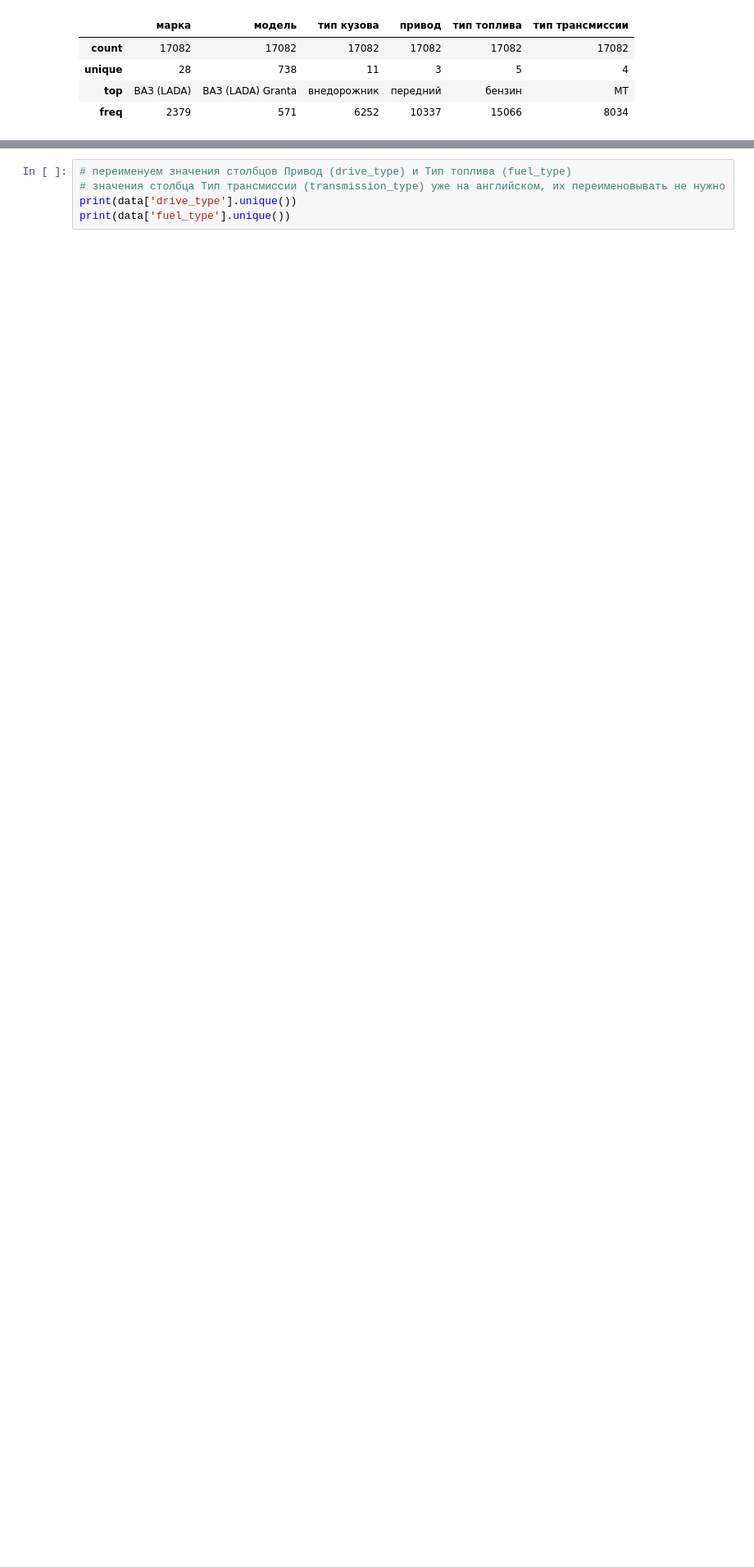
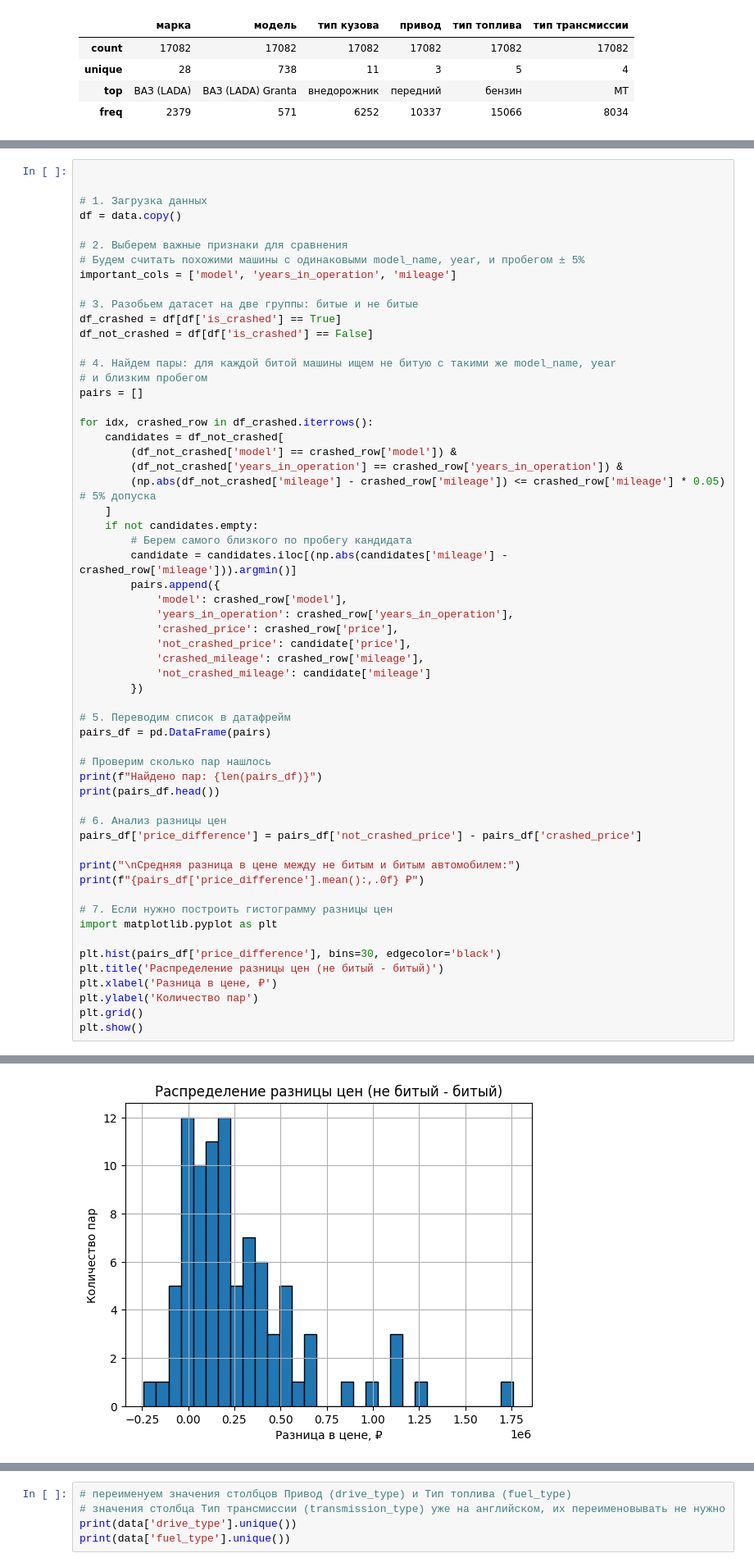
Before and after one commit to CallBan/ssau, a Jupyter notebook: 4 курс/2 семестр/ВКР/car_price/backend/notebooks/car_price_prediction.ipynb, the cells around one changed output, grey strips where cells are left out. Shown at 82% size. Cells and saved outputs as stored; diff of their text form; blank space fills up the shorter version.

```diff
--- a/4 курс/2 семестр/ВКР/car_price/backend/notebooks/car_price_prediction.ipynb
+++ b/4 курс/2 семестр/ВКР/car_price/backend/notebooks/car_price_prediction.ipynb
@@ -263,0 +272,59 @@ data.sample(n=30).to_csv('test.csv')
+# %%
+
+
+# 1. Загрузка данных
+df = data.copy()
+
+# 2. Выберем важные признаки для сравнения
+# Будем считать похожими машины с одинаковыми model_name, year, и пробегом ± 5%
+important_cols = ['model', 'years_in_operation', 'mileage']
+
+# 3. Разобьем датасет на две группы: битые и не битые
+df_crashed = df[df['is_crashed'] == True]
+df_not_crashed = df[df['is_crashed'] == False]
+
+# 4. Найдем пары: для каждой битой машины ищем не битую с такими же model_name, year
+# и близким пробегом
+pairs = []
+
+for idx, crashed_row in df_crashed.iterrows():
+    candidates = df_not_crashed[
+        (df_not_crashed['model'] == crashed_row['model']) &
+        (df_not_crashed['years_in_operation'] == crashed_row['years_in_operation']) &
+        (np.abs(df_not_crashed['mileage'] - crashed_row['mileage']) <= crashed_row['mileage'] * 0.05)  # 5% допуска
+    ]
+    if not candidates.empty:
+        # Берем самого близкого по пробегу кандидата
+        candidate = candidates.iloc[(np.abs(candidates['mileage'] - crashed_row['mileage'])).argmin()]
+        pairs.append({
+            'model': crashed_row['model'],
+            'years_in_operation': crashed_row['years_in_operation'],
+            'crashed_price': crashed_row['price'],
+            'not_crashed_price': candidate['price'],
+            'crashed_mileage': crashed_row['mileage'],
+            'not_crashed_mileage': candidate['mileage']
+        })
+
+# 5. Переводим список в датафрейм
+pairs_df = pd.DataFrame(pairs)
+
+# Проверим сколько пар нашлось
+print(f"Найдено пар: {len(pairs_df)}")
+print(pairs_df.head())
+
+# 6. Анализ разницы цен
+pairs_df['price_difference'] = pairs_df['not_crashed_price'] - pairs_df['crashed_price']
+
+print("\nСредняя разница в цене между не битым и битым автомобилем:")
+print(f"{pairs_df['price_difference'].mean():,.0f} ₽")
+
+# 7. Если нужно построить гистограмму разницы цен
+import matplotlib.pyplot as plt
+
+plt.hist(pairs_df['price_difference'], bins=30, edgecolor='black')
+plt.title('Распределение разницы цен (не битый - битый)')
+plt.xlabel('Разница в цене, ₽')
+plt.ylabel('Количество пар')
+plt.grid()
+plt.show()
+# %% [output]
@@ -263,0 +348 @@ data.sample(n=30).to_csv('test.csv')
+[figure, added]
```
Also changed, not shown: parts of 10 cells of this notebook, 2 other files.
